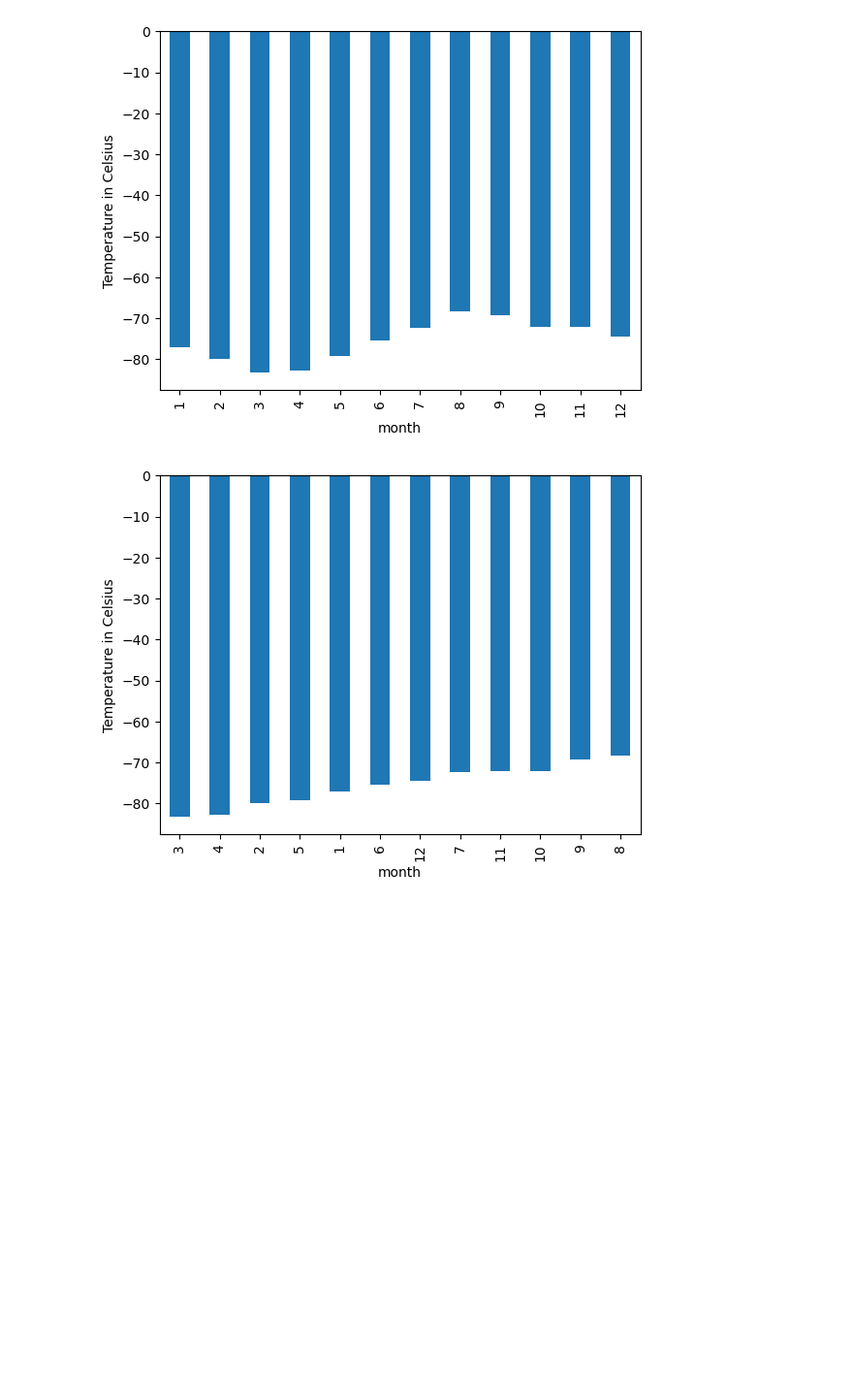
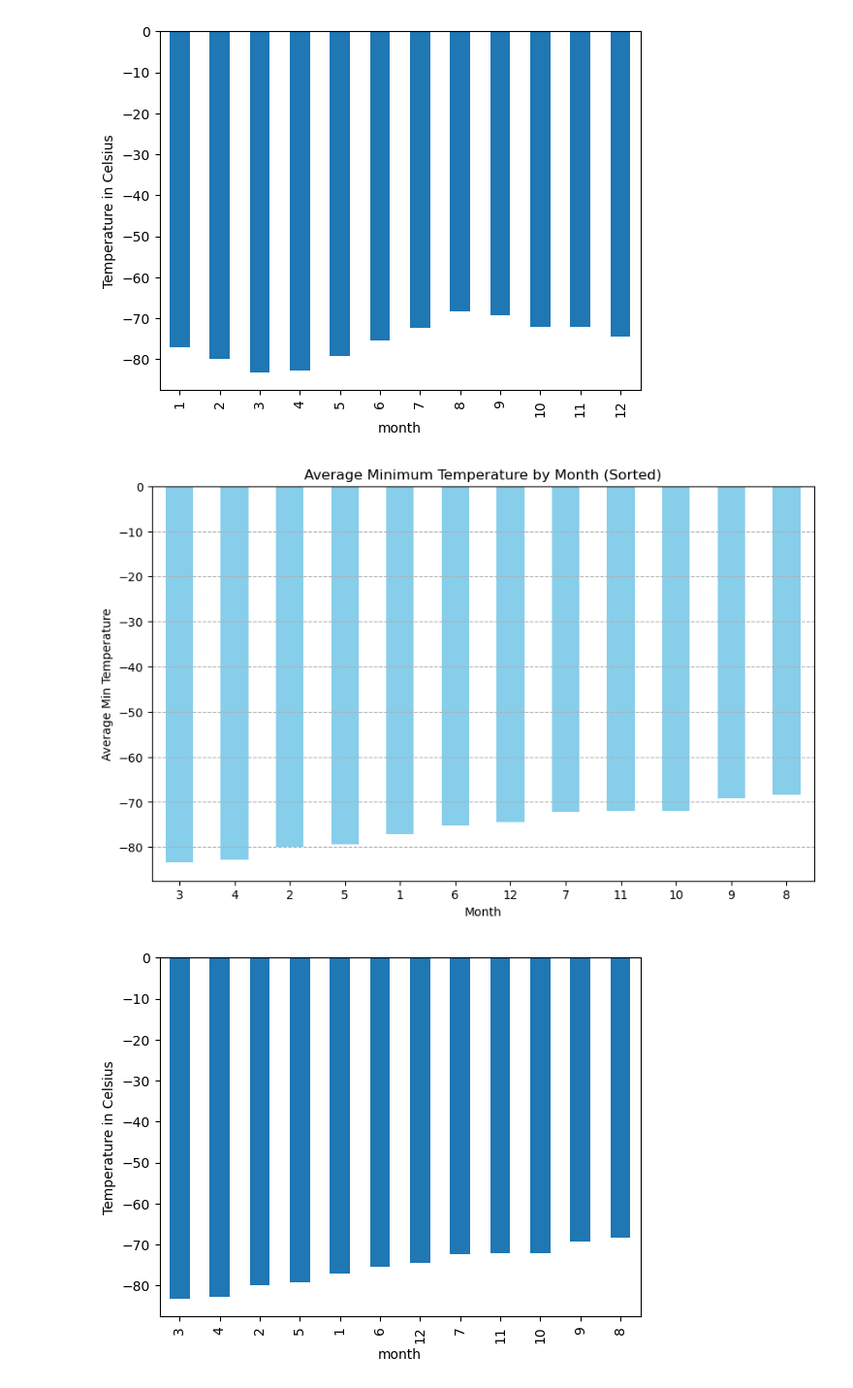
Before and after one commit to MarkOlsonMN/web-browse-scrape-challenge, a Jupyter notebook: mars_news_weather/part_2_mars_weather.ipynb, the cells around one changed output. Shown at 97% size. Saved outputs shown, nothing was run; the diff lists cells and outputs as text; code cells hidden in the pictures; blank space fills up the shorter version.

```diff
--- a/mars_news_weather/part_2_mars_weather.ipynb
+++ b/mars_news_weather/part_2_mars_weather.ipynb
@@ -285,6 +361,26 @@ Name: min_temp, dtype: float64
 # Plot the average temperature by month
 # %% [output]
 [figure]
+# %%
+# Identify the coldest and hottest months in Curiosity's location
+
+# # Sort by average min_temp in descending order
+# avg_min_temp_by_month_sorted = avg_min_temp_by_month.sort_values(ascending=False)
+
+# Sort by average min_temp in ascending order
+avg_min_temp_by_month_sorted = avg_min_temp_by_month.sort_values(ascending=True)
+
+# Plotting
+avg_min_temp_by_month_sorted.plot(kind='bar', figsize=(10, 6), color='skyblue')
+plt.title('Average Minimum Temperature by Month (Sorted)')
+plt.xlabel('Month')
+plt.ylabel('Average Min Temperature')
+plt.xticks(rotation=0)
+plt.grid(axis='y', linestyle='--')
+
+plt.show()
+# %% [output]
+[figure, added]
 # %%
 # Identify the coldest and hottest months in Curiosity's location
 # %% [output]
```
Also changed, not shown: parts of 11 cells of this notebook, 1 other file.
